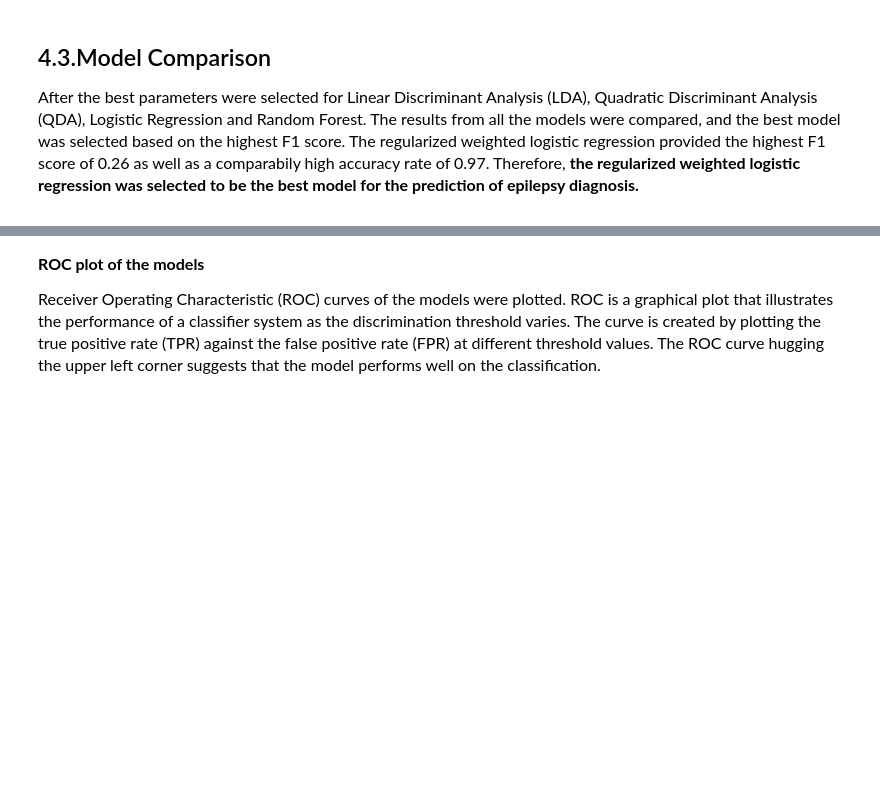
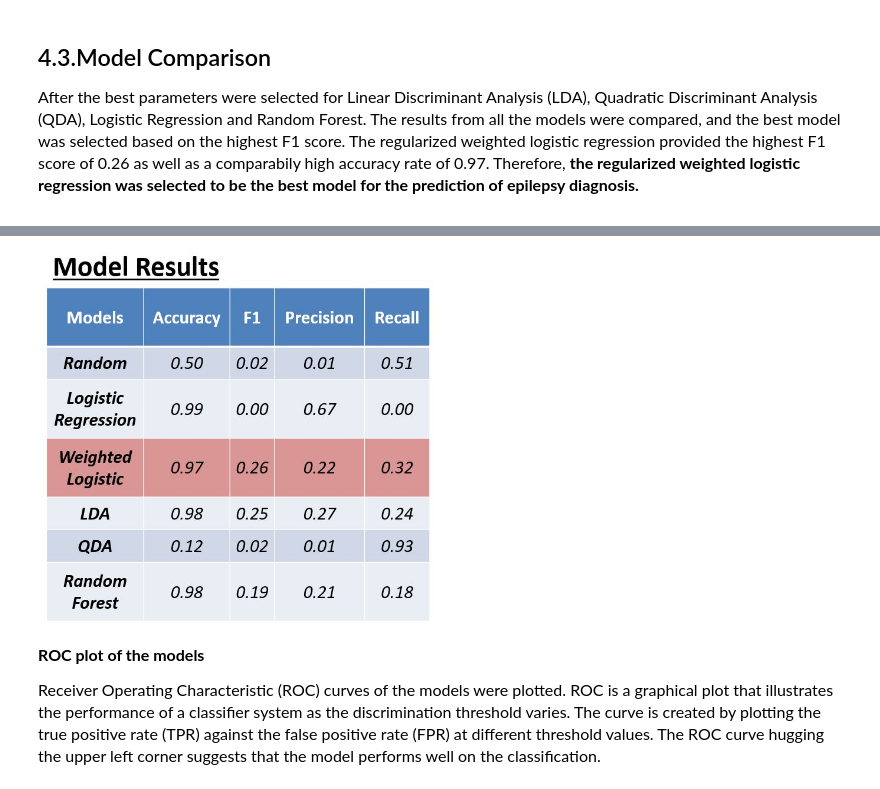
Before and after one commit to JY2014/EpilepsyPrediction, a Jupyter notebook: website_diagnosis.ipynb, the cells around one changed output, grey strips where cells are left out. Cells and saved outputs as stored; diff of their text form; code cells hidden in the pictures; blank space fills up the shorter version.

Commit message:
Diagnosis page completed

```diff
--- a/website_diagnosis.ipynb
+++ b/website_diagnosis.ipynb
@@ -330,3 +326,7 @@ y_pred = cross_val_predict(log, df_x, df_y, cv = skf)
+# %%
+Image(filename='pic/Diagnosis_1.jpg', width =400)
+# %% [output]
+[figure, added]
 # %% [markdown]
 <p><font size="3"><b> ROC plot of the models</b></font></p>
 <p><font size="3"> Receiver Operating Characteristic (ROC) curves of the models were plotted. ROC is a graphical plot that illustrates the performance of a classifier system as the discrimination threshold varies. The curve is created by plotting the true positive rate (TPR) against the false positive rate (FPR) at different threshold values. The ROC curve hugging the upper left corner suggests that the model performs well on the classification. </p></font>
```
Also changed, not shown: parts of 5 cells of this notebook, 14 other files.
